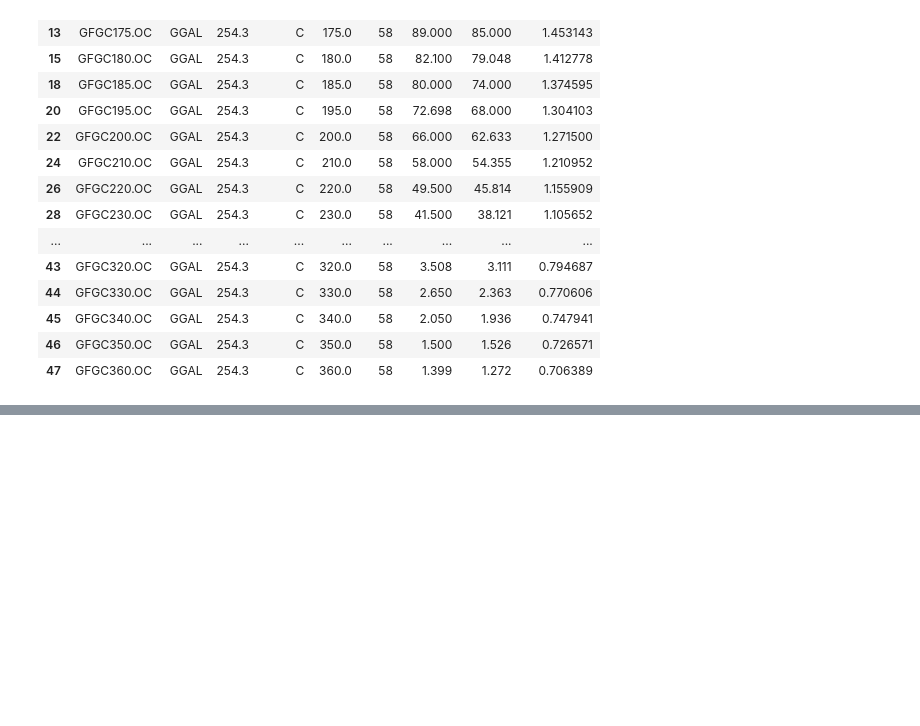
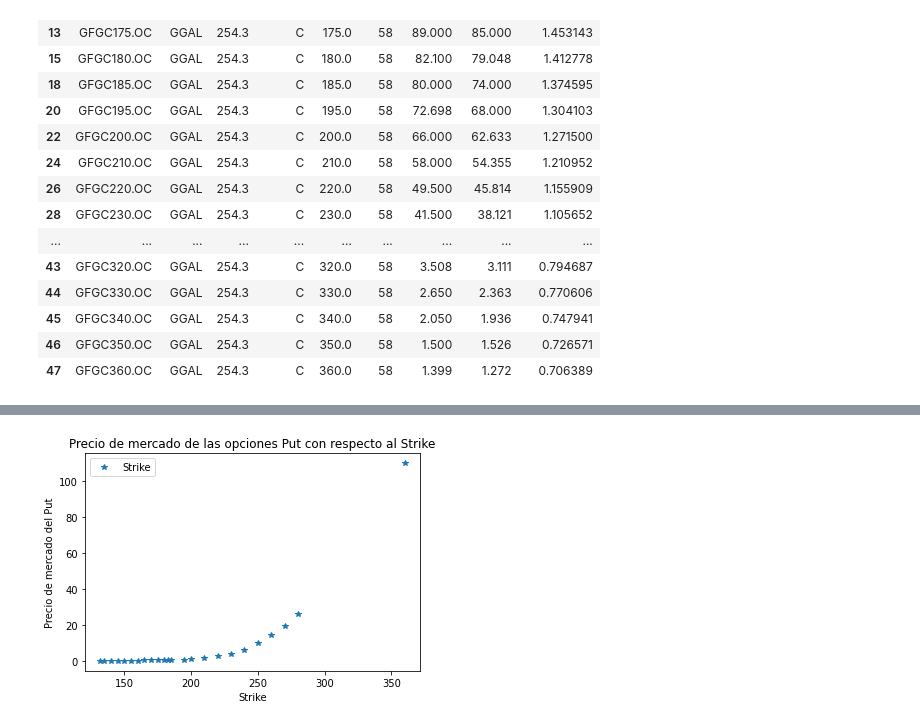
Before and after one commit to manumau-hub/finanzasCuantitativas, a Jupyter notebook: Notebooks/pyHomeBroker.ipynb, the cells around one changed output, grey strips where cells are left out. Saved outputs shown, nothing was run; the diff lists cells and outputs as text; code cells hidden in the pictures; blank space fills up the shorter version.

```diff
--- a/Notebooks/pyHomeBroker.ipynb
+++ b/Notebooks/pyHomeBroker.ipynb
@@ -371,0 +377,6 @@ plt.show()
+# %%
+panel_opciones_ggal = panel_opciones_homebroker(personal_data, 'GGAL', True)
+panel_opciones_ggal = panel_opciones_ggal[panel_opciones_ggal.TTM == 58]
+panel_opciones_ggal = panel_opciones_ggal[panel_opciones_ggal.CallPut == 'P']
+
+panel_opciones_ggal
@@ -371,0 +401,15 @@ plt.show()
+# %%
+from matplotlib import pyplot as plt
+plt.plot(panel_opciones_ggal.Strike, panel_opciones_ggal.Last,'*', label='Strike')
+
+
+plt.legend()
+
+plt.xlabel('Strike')
+plt.ylabel('Precio de mercado del Put')
+plt.title('Precio de mercado de las opciones Put con respecto al Strike')
+
+
+plt.show()
+# %% [output]
+[figure, added]
```
Also changed, not shown: parts of 2 cells of this notebook, 4 other files.
